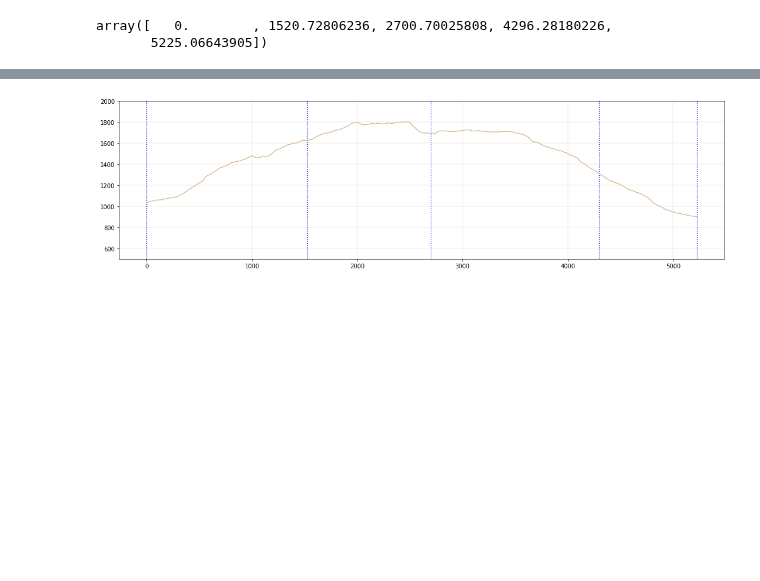
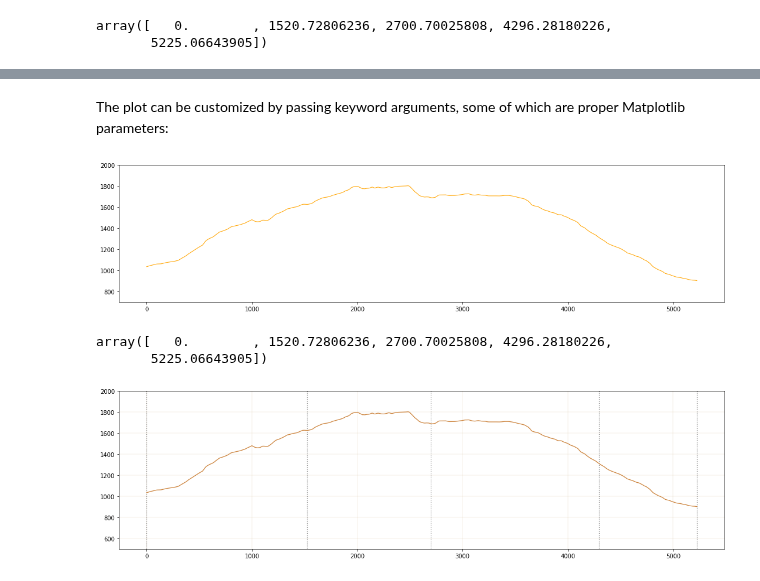
Before and after one commit to mauroalberti/gsf, a Jupyter notebook: docs/notebooks/Geologic profiles with pygsf - dev.ipynb, the cells around one changed output, grey strips where cells are left out. Saved outputs shown, nothing was run; the diff lists cells and outputs as text; code cells hidden in the pictures; blank space fills up the shorter version.

```diff
--- a/docs/notebooks/Geologic profiles with pygsf - dev.ipynb
+++ b/docs/notebooks/Geologic profiles with pygsf - dev.ipynb
@@ -176,3 +228,22 @@ array([   0.        , 1520.72806236, 2700.70025808, 4296.28180226,
+# %% [markdown]
+The plot can be customized by passing keyword arguments, some of which are proper Matplotlib parameters:
+# %%
+fig = plot(
+            topographic_profile,
+            color='orange', # line color
+            aspect=1,  # the ratio of y unit to the x unit, i.e., the vertical exaggeration
+            linewidth=1, # the line width
+            z_min=700,  # the plot minimum elevation
+            z_max=2000,  # the plot maximum elevation
+            breaklines=False  # whether to plot the break points as vertical lines
+)
+# %% [output]
+[figure, added]
+# %%
+topographic_profile.x_breaks()
+# %% [output]
+array([   0.        , 1520.72806236, 2700.70025808, 4296.28180226,
+       5225.06643905])
 # %%
 fig = plot(
     topographic_profile,
```
Also changed, not shown: parts of 34 cells of this notebook.
